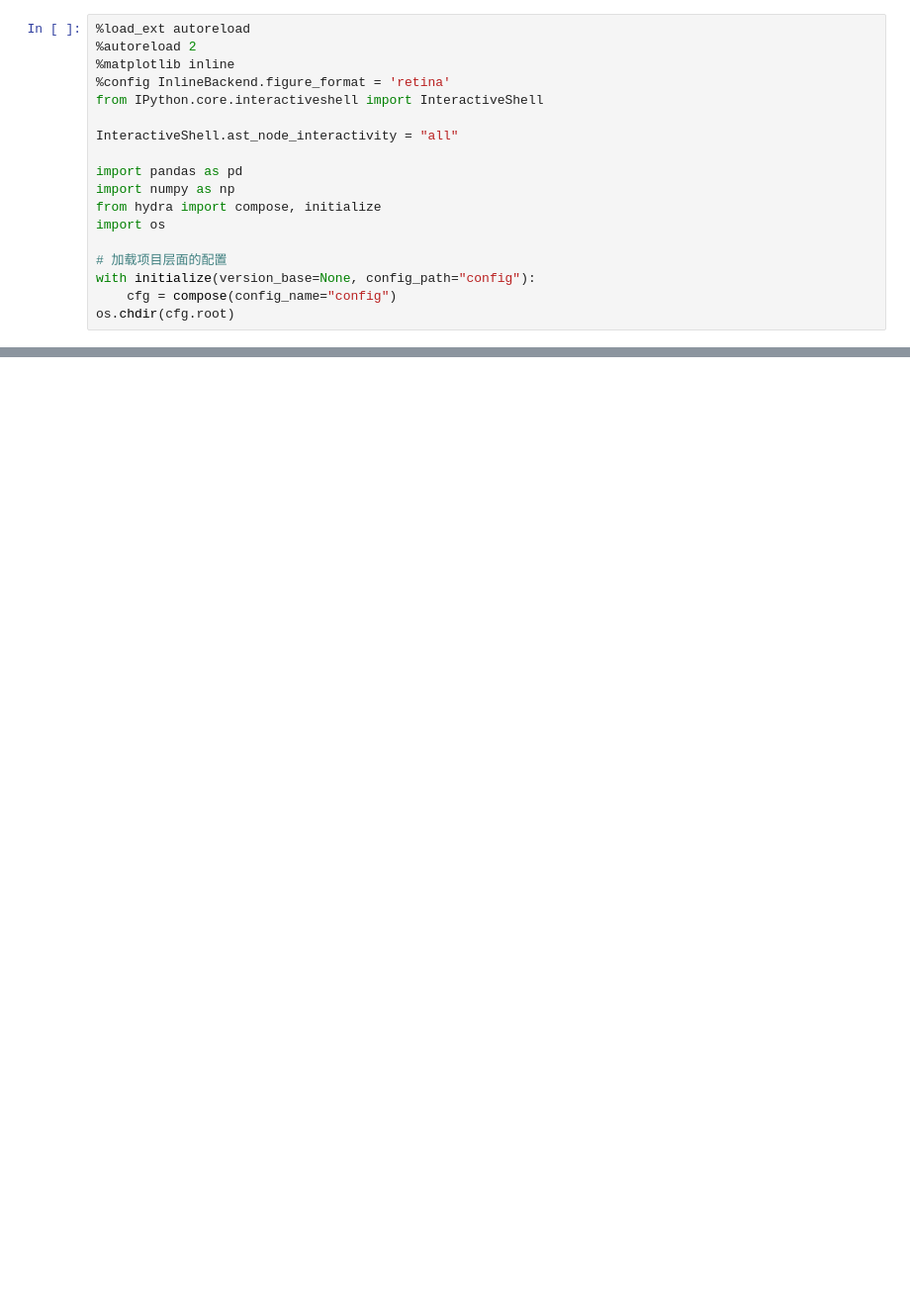
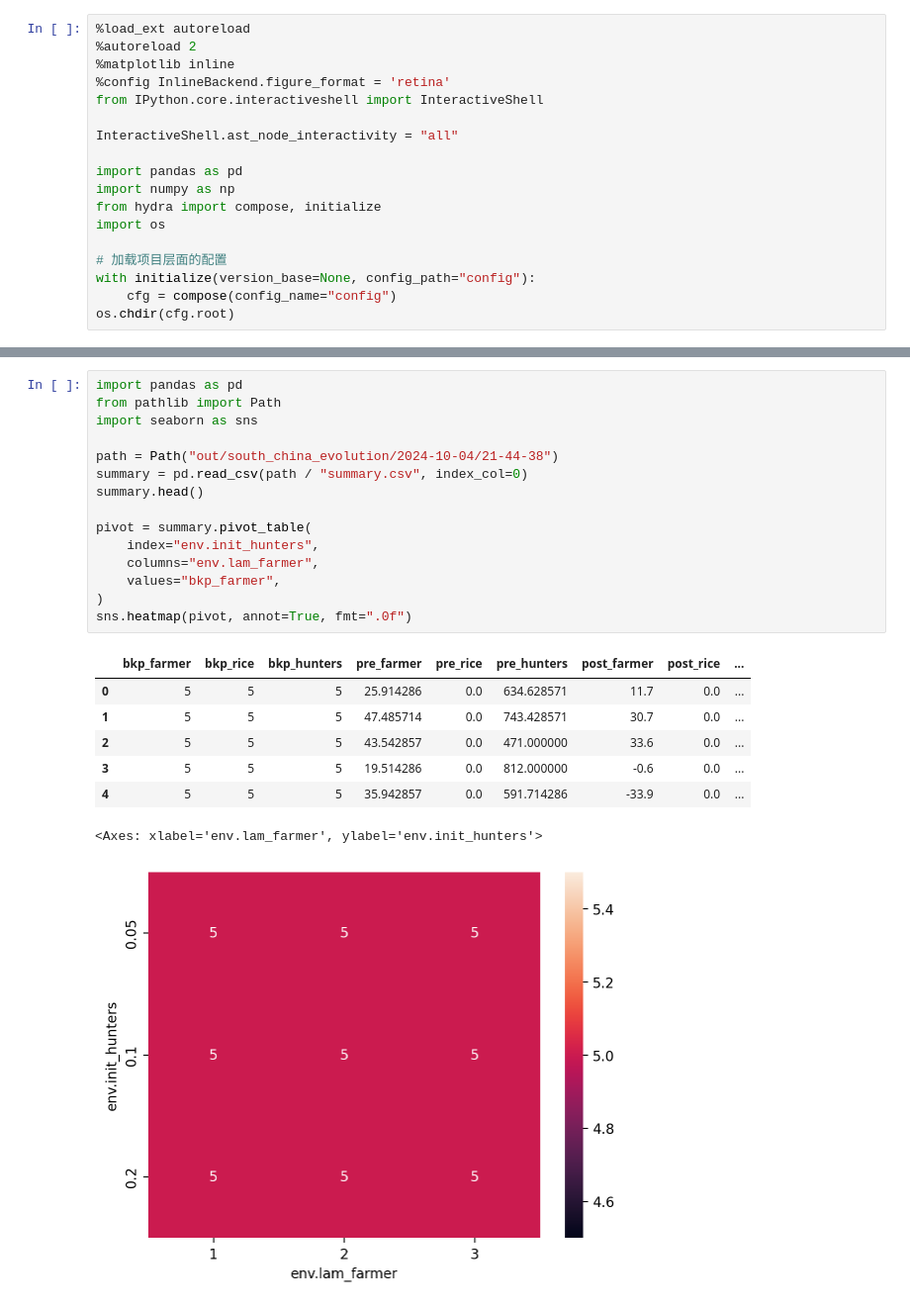
Before and after one commit to SongshGeo/South-China-Livehood-Evolution, a Jupyter notebook: exp.ipynb, the cells around one changed output, grey strips where cells are left out. Shown at 99% size. Saved outputs shown, nothing was run; the diff lists cells and outputs as text; blank space fills up the shorter version.

```diff
--- a/exp.ipynb
+++ b/exp.ipynb
@@ -35,0 +39,24 @@ ABSESpyError: Random operating 'choice' on an empty `ActorsList`.
+# %%
+import pandas as pd
+from pathlib import Path
+import seaborn as sns
+
+path = Path("out/south_china_evolution/2024-10-04/21-44-38")
+summary = pd.read_csv(path / "summary.csv", index_col=0)
+summary.head()
+
+pivot = summary.pivot_table(
+    index="env.init_hunters",
+    columns="env.lam_farmer",
+    values="bkp_farmer",
+)
+sns.heatmap(pivot, annot=True, fmt=".0f")
+# %% [output]
+|  | bkp_farmer | bkp_rice | bkp_hunters | pre_farmer | pre_rice | pre_hunters | post_farmer | post_rice | ... |
+| 0 | 5 | 5 | 5 | 25.914286 | 0.0 | 634.628571 | 11.7 | 0.0 | ... |
+| 1 | 5 | 5 | 5 | 47.485714 | 0.0 | 743.428571 | 30.7 | 0.0 | ... |
+| 2 | 5 | 5 | 5 | 43.542857 | 0.0 | 471.000000 | 33.6 | 0.0 | ... |
+| 3 | 5 | 5 | 5 | 19.514286 | 0.0 | 812.000000 | -0.6 | 0.0 | ... |
+| 4 | 5 | 5 | 5 | 35.942857 | 0.0 | 591.714286 | -33.9 | 0.0 | ... |
+<Axes: xlabel='env.lam_farmer', ylabel='env.init_hunters'>
+[figure, added]
```
Also changed, not shown: parts of 4 cells of this notebook, 3 other files.
